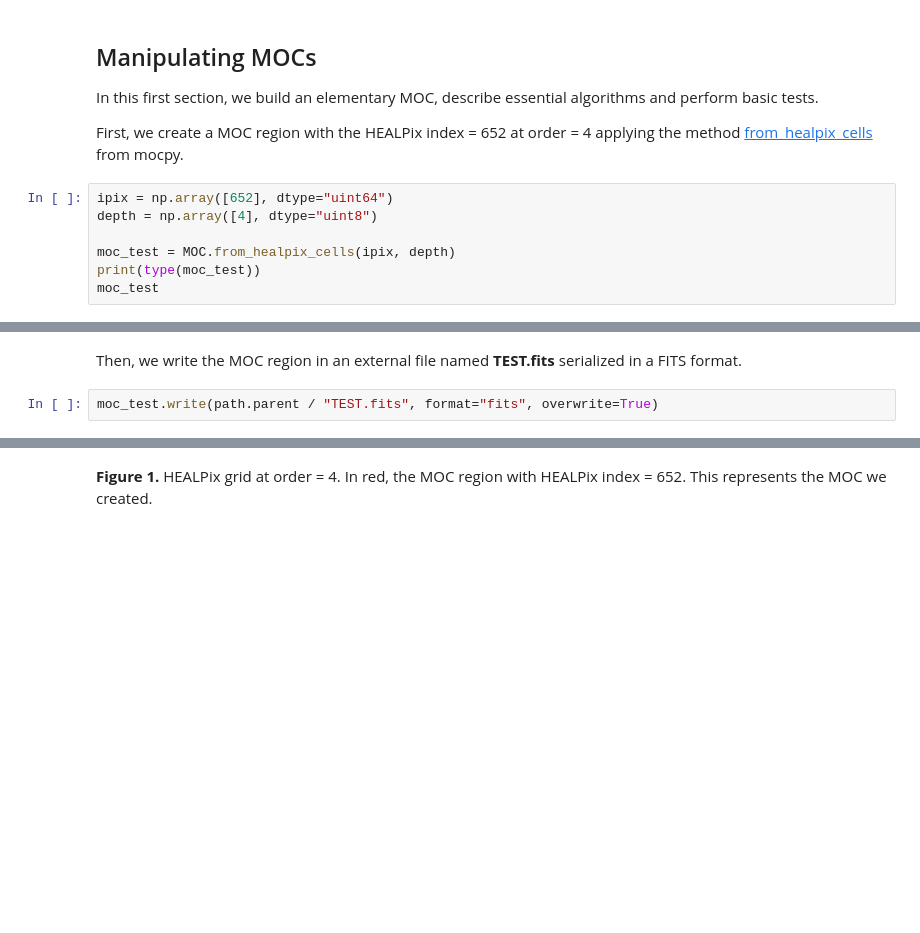
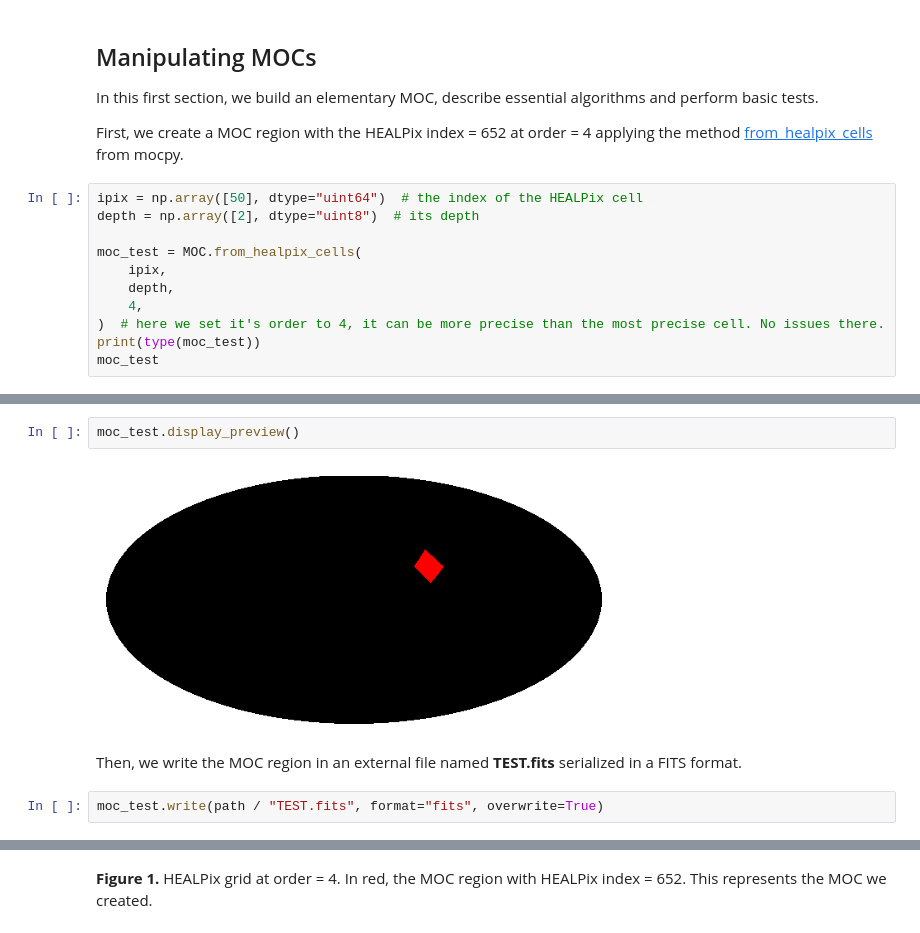
Before and after one commit to cds-astro/tutorials, a Jupyter notebook: Notebooks/7_Multi-messenger_astronomy__Planning_observations_rapidly_with_MOCs.ipynb, the cells around one changed output, grey strips where cells are left out. Drawn from its saved outputs; the diff is of its cells as text; blank space fills up the shorter version.

```diff
--- a/Notebooks/7_Multi-messenger_astronomy__Planning_observations_rapidly_with_MOCs.ipynb
+++ b/Notebooks/7_Multi-messenger_astronomy__Planning_observations_rapidly_with_MOCs.ipynb
@@ -85,10 +53,14 @@ In this first section, we build an elementary MOC, describe essential algorithms
 
 First, we create a MOC region with the HEALPix index = 652 at order = 4 applying the method [from_healpix_cells](https://cds-astro.github.io/mocpy/stubs/mocpy.MOC.html#mocpy.MOC.from_healpix_cells) from mocpy.
 # %%
-ipix = np.array([652], dtype="uint64")
-depth = np.array([4], dtype="uint8")
+ipix = np.array([50], dtype="uint64")  # the index of the HEALPix cell
+depth = np.array([2], dtype="uint8")  # its depth
 
-moc_test = MOC.from_healpix_cells(ipix, depth)
+moc_test = MOC.from_healpix_cells(
+    ipix,
+    depth,
+    4,
+)  # here we set it's order to 4, it can be more precise than the most precise cell. No issues there.
 print(type(moc_test))
 moc_test
 # %% [output]
@@ -97,4 +76,8 @@ moc_test
+# %%
+moc_test.display_preview()
+# %% [output]
+[figure, added]
 # %% [markdown]
 Then, we write the MOC region in an external file named **TEST.fits** serialized in a FITS format.
 # %%
-moc_test.write(path.parent / "TEST.fits", format="fits", overwrite=True)
+moc_test.write(path / "TEST.fits", format="fits", overwrite=True)
```
Also changed, not shown: parts of 43 cells of this notebook, 1 other file.
